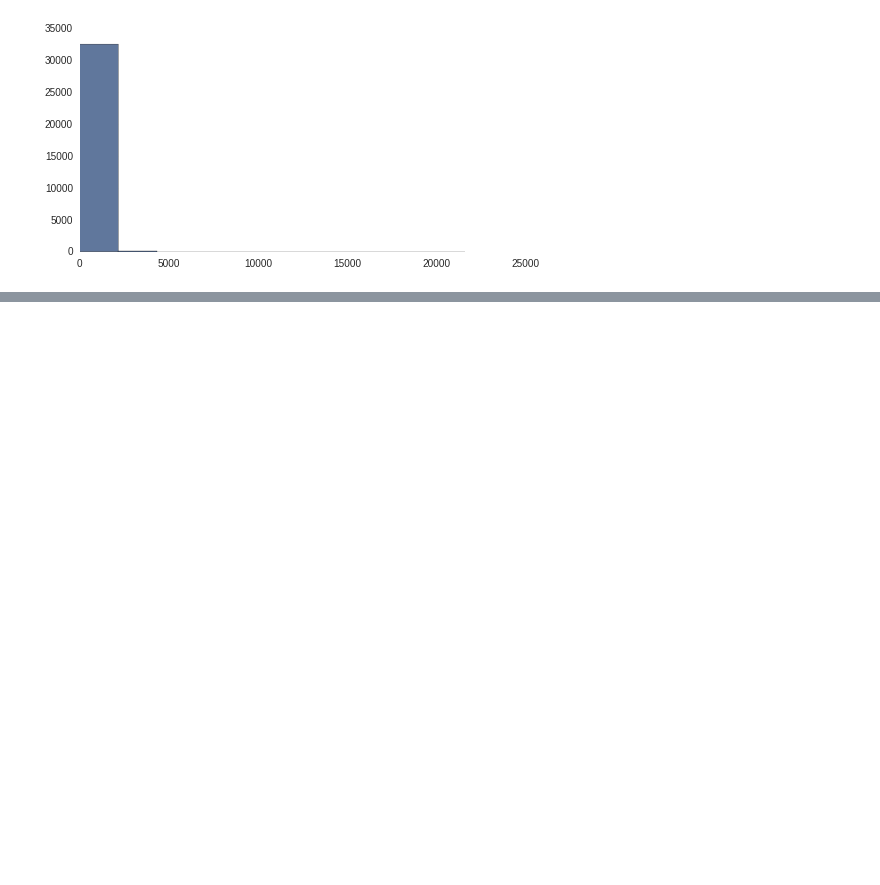
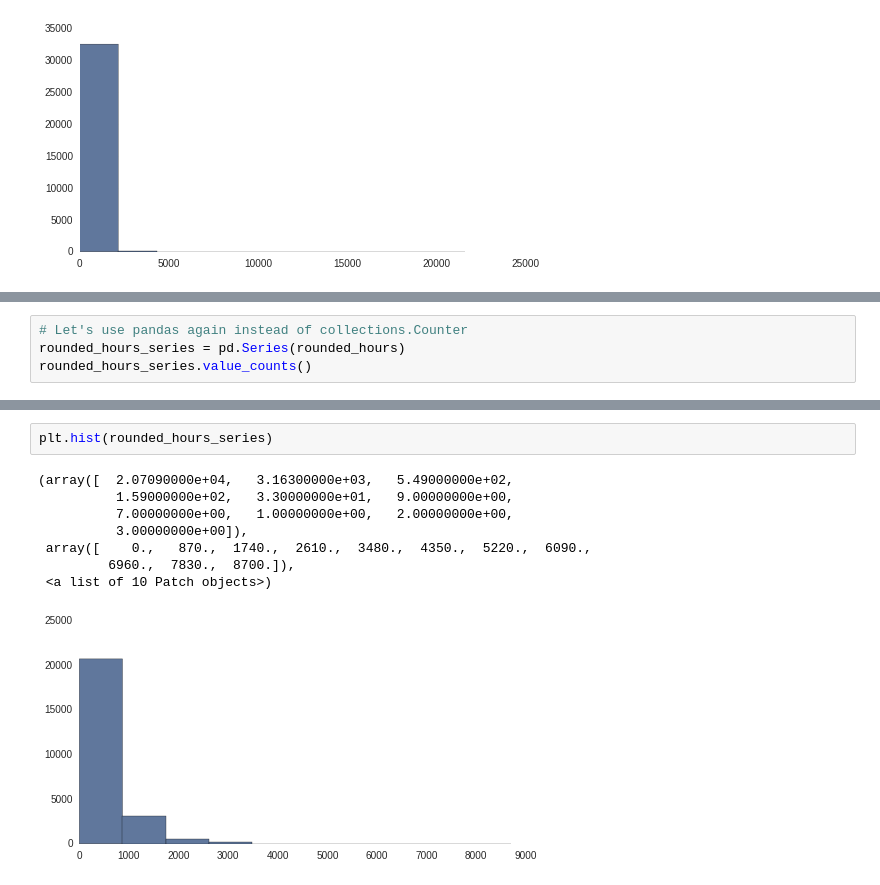
Before and after one commit to mulhod/reviewer_experience_prediction, a Jupyter notebook: ipython_notebooks/Exploring_Review_Data_JM.ipynb, the cells around one changed output, grey strips where cells are left out. Drawn from its saved outputs; the diff is of its cells as text; blank space fills up the shorter version.

```diff
--- a/ipython_notebooks/Exploring_Review_Data_JM.ipynb
+++ b/ipython_notebooks/Exploring_Review_Data_JM.ipynb
@@ -563,0 +682,4 @@ plt.hist(rounded_hours_series)
+# %%
+# Let's use pandas again instead of collections.Counter
+rounded_hours_series = pd.Series(rounded_hours)
+rounded_hours_series.value_counts()
@@ -563,0 +704,11 @@ plt.hist(rounded_hours_series)
+# %%
+plt.hist(rounded_hours_series)
+# %% [output]
+(array([  2.07090000e+04,   3.16300000e+03,   5.49000000e+02,
+          1.59000000e+02,   3.30000000e+01,   9.00000000e+00,
+          7.00000000e+00,   1.00000000e+00,   2.00000000e+00,
+          3.00000000e+00]),
+ array([    0.,   870.,  1740.,  2610.,  3480.,  4350.,  5220.,  6090.,
+         6960.,  7830.,  8700.]),
+ <a list of 10 Patch objects>)
+[figure, added]
```
Also changed, not shown: parts of 18 cells of this notebook, 1 other file.
